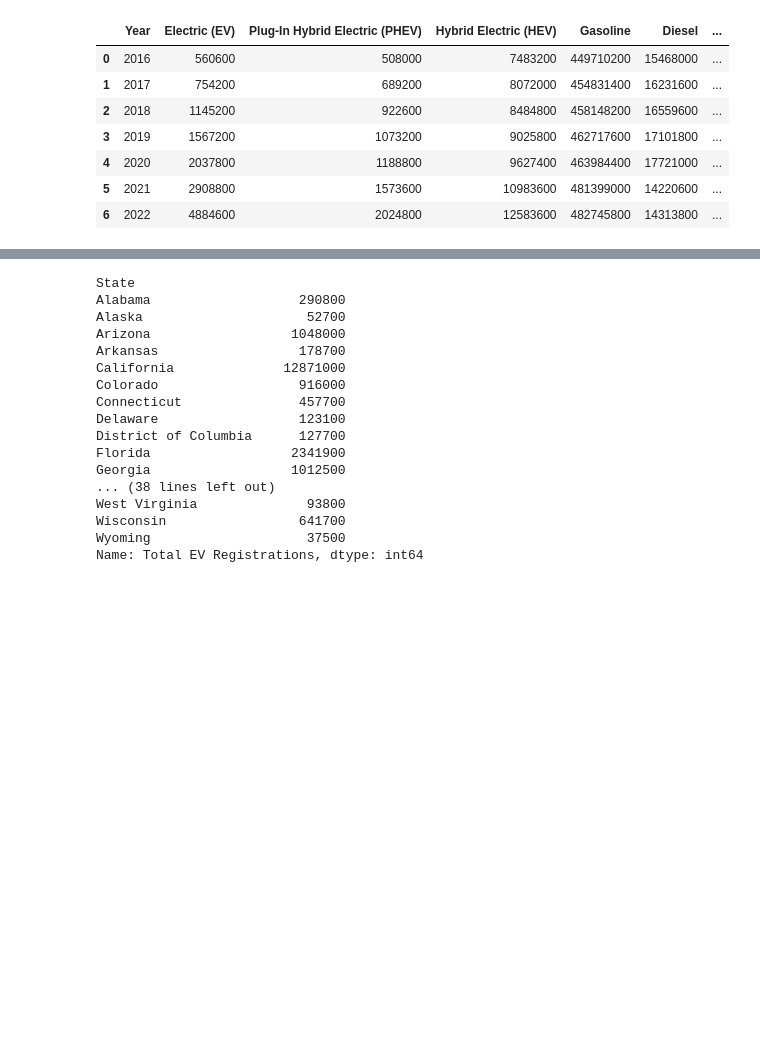
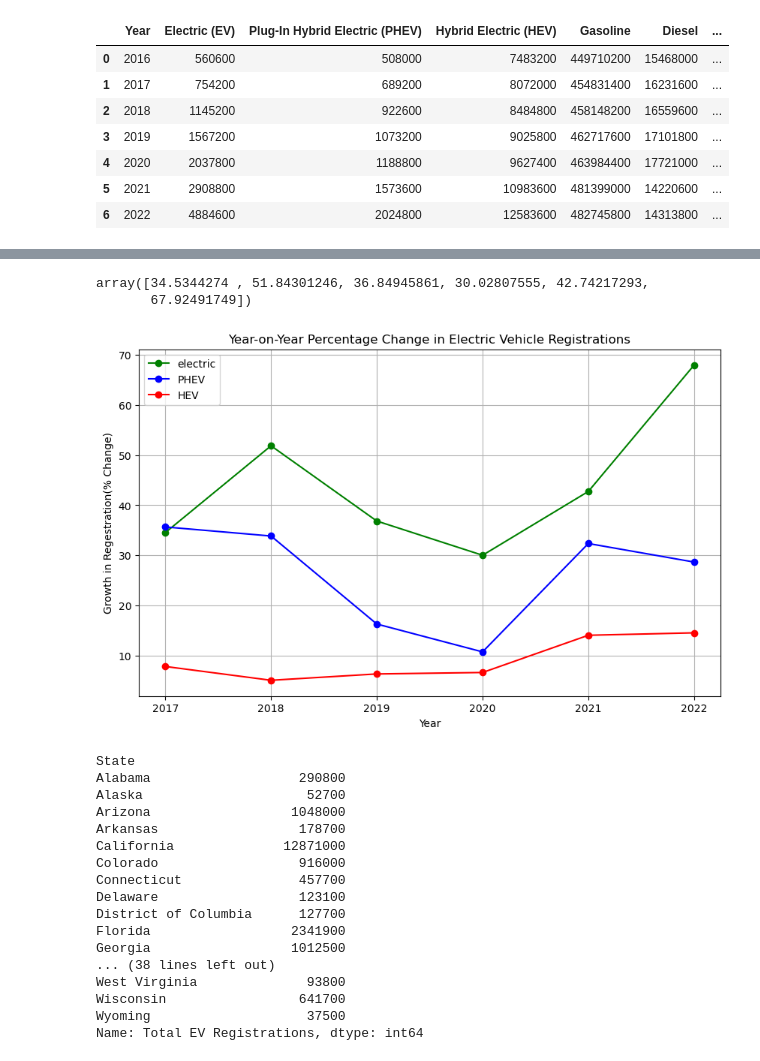
Before and after one commit to MrGoots/ETL_Python_Analysis, a Jupyter notebook: Registration_Files/output/BETA_DataFrame.ipynb, the cells around one changed output, grey strips where cells are left out. Cells and saved outputs as stored; diff of their text form; code cells hidden in the pictures; blank space fills up the shorter version.

```diff
--- a/Registration_Files/output/BETA_DataFrame.ipynb
+++ b/Registration_Files/output/BETA_DataFrame.ipynb
@@ -389,3 +454,30 @@ ev_sum_regis_merged
+# %%
+# Calculate the percentage change in EV registrations year-on-year
+percentage_change_ev = np.diff(np.array(ev_sum_regis_break['Electric (EV)']))/np.array(ev_sum_regis_break['Electric (EV)'])[:-1] * 100
+percentage_change_ev
+# %% [output]
+array([34.5344274 , 51.84301246, 36.84945861, 30.02807555, 42.74217293,
+       67.92491749])
+# %%
+#calculating percent change of different types of vehicle registrations (Electric, Plug-In Hybrid Electric - PHEV, and Hybrid Electric - HEV) over the years
+percentage_change_ev = np.diff(np.array(ev_sum_regis_break['Electric (EV)'])) / np.array(ev_sum_regis_break['Electric (EV)'])[:-1] * 100
+percentage_change_plug_in = np.diff(np.array(ev_sum_regis_break['Plug-In Hybrid Electric (PHEV)'])) / np.array(ev_sum_regis_break['Plug-In Hybrid Electric (PHEV)'])[:-1] * 100
+percentage_change_hybrid = np.diff(np.array(ev_sum_regis_break['Hybrid Electric (HEV)'])) / np.array(ev_sum_regis_break['Hybrid Electric (HEV)'])[:-1] * 100
+
+# Plotting
+plt.figure(figsize=(10, 6))
+plt.plot(ev_sum_regis_break.index[1:], percentage_change_ev, marker='o', color='green',label='electric')   #selecting the index values (years) of the df ev_sum_regis_break starting from the second year (index 1) onward.
+plt.plot(ev_sum_regis_break.index[1:], percentage_change_plug_in, marker='o', color='blue',label='PHEV')   #This is done to exclude the first year because the percentage change calculation involves differences between consecutive years.
+plt.plot(ev_sum_regis_break.index[1:], percentage_change_hybrid, marker='o', color='red',label='HEV')
+
+plt.xlabel('Year')
+plt.ylabel('Growth in Regestration(% Change)')
+plt.title('Year-on-Year Percentage Change in Electric Vehicle Registrations')
+plt.grid(True)
+plt.legend()
+plt.show()
+# %% [output]
+[figure, added]
 # %%
 #  2016 - 2022 Narrowing down to highest registration count of EVs
 ev_sum_state = reduced_registration_data_df["Total EV Registrations"].groupby(reduced_registration_data_df["State"]).sum()
```
Also changed, not shown: parts of 8 cells of this notebook.
